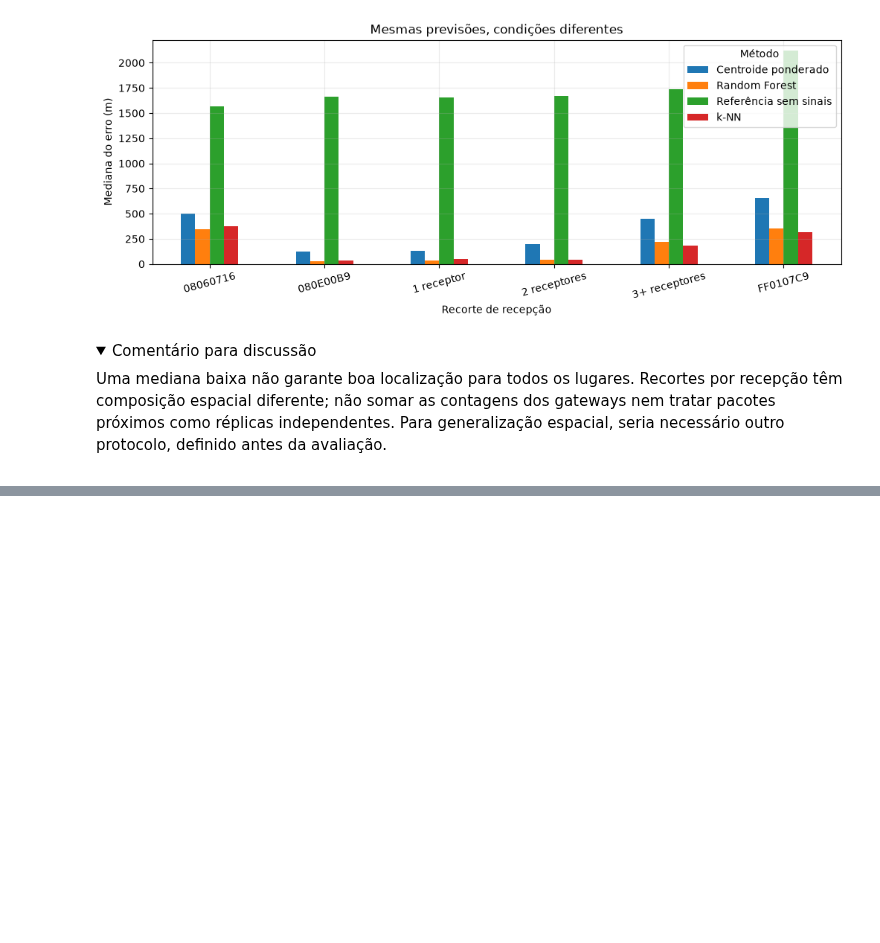
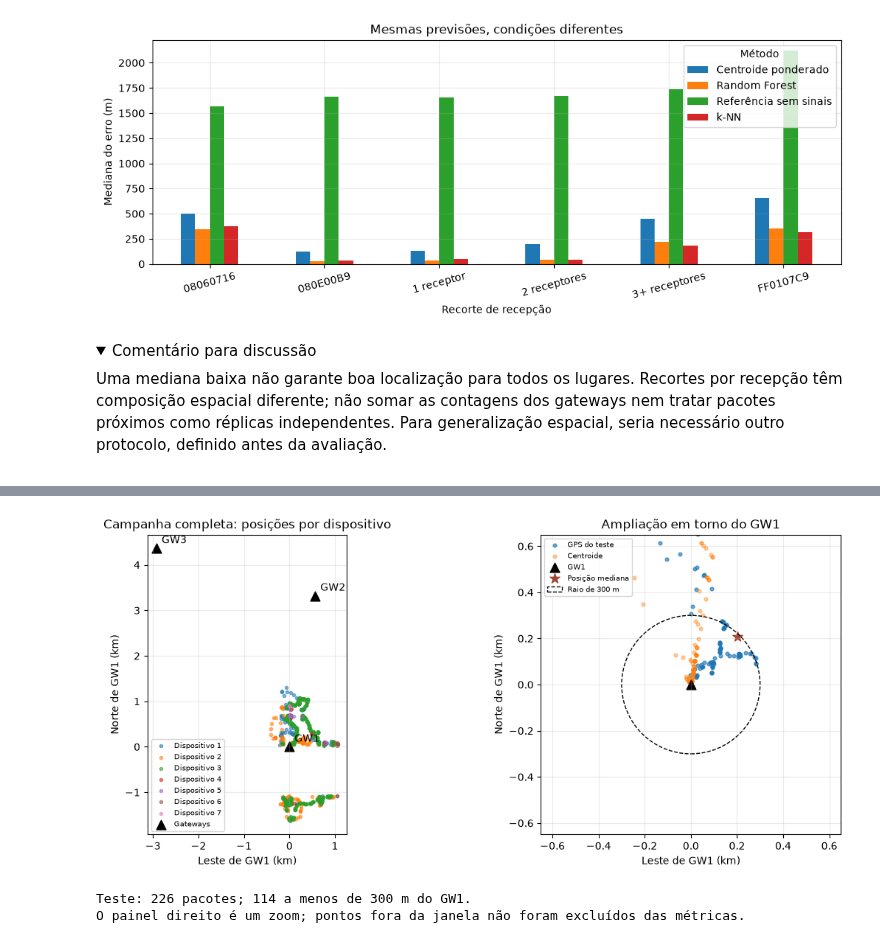
Before and after one commit to LorenzoDonatti/ML_meets_networks_ERRC2026, a Jupyter notebook: notebooks/01_localizacao.ipynb, the cells around one changed output, grey strips where cells are left out. Saved outputs shown, nothing was run; the diff lists cells and outputs as text; code cells hidden in the pictures; folded sections open; blank space fills up the shorter version.

Commit message:
Adota Dresden LSC e completa estudo visual de Salvora

```diff
--- a/notebooks/01_localizacao.ipynb
+++ b/notebooks/01_localizacao.ipynb
@@ -39,8 +39,8 @@ from urllib.request import urlopen
 
 BASE_DADOS = 'https://raw.githubusercontent.com/LorenzoDonatti/ML_meets_networks_ERRC2026/e7b18b4133d3544ad4d6ed15e3599167031c54f7/data'
 
-def carregar_csv(nome, sha256):
-    with urlopen(f"{BASE_DADOS}/{nome}", timeout=30) as resposta:
+def carregar_csv(nome, sha256, base=BASE_DADOS):
+    with urlopen(f"{base}/{nome}", timeout=30) as resposta:
         conteudo = resposta.read()
     assert hashlib.sha256(conteudo).hexdigest() == sha256, "Arquivo diferente da versão da aula."
     return pd.read_csv(io.BytesIO(conteudo))
@@ -483,0 +458,43 @@ comparação direta com seus números. Procedência, exclusões, datas e hashes
+# %%
+CASO_BASE = 'https://raw.githubusercontent.com/LorenzoDonatti/ML_meets_networks_ERRC2026/57717d4745a1745b8484b035c5bb5a787b98d829/data'
+salvora = carregar_csv('salvora_diagnostico.csv', '3db8290748ea5897d4c616ef455de70e77a514863bca84c052060bfe9c2e4c58', base=CASO_BASE)
+s_treino = salvora.loc[salvora.split.eq('treino')].copy()
+s_teste = salvora.loc[salvora.split.eq('teste')].copy()
+s_gateways = np.array([[42.46972, -9.01345], [42.49955, -9.00654], [42.50893, -9.04902]])
+s_escala = np.array([111320., 111320. * np.cos(np.radians(s_gateways[0, 0]))])
+def s_local(coordenadas):
+    return (np.asarray(coordenadas) - s_gateways[0]) * s_escala / 1000
+
+s_xy = s_local(salvora[['lat', 'lon']])
+s_gw = s_local(s_gateways)
+s_real = s_local(s_teste[['lat', 'lon']])
+s_centroide = s_local(s_teste[['centroide_lat', 'centroide_lon']])
+s_constante = s_local(s_teste[['constante_lat', 'constante_lon']])[0]
+fig, axes = plt.subplots(1, 2, figsize=(12, 4.8), constrained_layout=True)
+for i, dispositivo in enumerate(sorted(salvora.device_id.unique())):
+    pontos = s_xy[salvora.device_id.eq(dispositivo)]
+    axes[0].scatter(pontos[:, 1], pontos[:, 0], s=9, alpha=.55,
+                    color=plt.cm.tab10(i), label=f'Dispositivo {dispositivo}')
+axes[0].scatter(s_gw[:, 1], s_gw[:, 0], marker='^', s=85, c='black', label='Gateways')
+for i, (norte, leste) in enumerate(s_gw, 1):
+    axes[0].annotate(f'GW{i}', (leste, norte), xytext=(5, 5), textcoords='offset points')
+axes[0].set(title='Campanha completa: posições por dispositivo')
+axes[0].legend(fontsize=7, loc='best')
+axes[1].scatter(s_real[:, 1], s_real[:, 0], s=12, alpha=.65, label='GPS do teste')
+axes[1].scatter(s_centroide[:, 1], s_centroide[:, 0], s=12, alpha=.4, label='Centroide')
+axes[1].scatter(0, 0, marker='^', s=85, c='black', label='GW1')
+axes[1].scatter(s_constante[1], s_constante[0], marker='*', s=100, c='#a34535', label='Posição mediana')
+axes[1].add_patch(plt.Circle((0, 0), .3, fill=False, color='black', linestyle='--', label='Raio de 300 m'))
+axes[1].set(title='Ampliação em torno do GW1', xlim=(-.65, .65), ylim=(-.65, .65))
+axes[1].legend(fontsize=7, loc='upper left')
+for ax in axes:
+    ax.set(xlabel='Leste de GW1 (km)', ylabel='Norte de GW1 (km)', aspect='equal')
+plt.show()
+s_dist_gw1 = erro_metros(s_teste[['lat', 'lon']], np.tile(s_gateways[0], (len(s_teste), 1)))
+s_dist_centroide = erro_metros(s_teste[['centroide_lat', 'centroide_lon']], np.tile(s_gateways[0], (len(s_teste), 1)))
+print(f'Teste: {len(s_teste)} pacotes; {(s_dist_gw1 < 300).sum()} a menos de 300 m do GW1.')
+print('O painel direito é um zoom; pontos fora da janela não foram excluídos das métricas.')
+# %% [output]
+[figure, added]
+Teste: 226 pacotes; 114 a menos de 300 m do GW1.
+O painel direito é um zoom; pontos fora da janela não foram excluídos das métricas.
```
Also changed, not shown: parts of 7 cells of this notebook, 11 other files.
